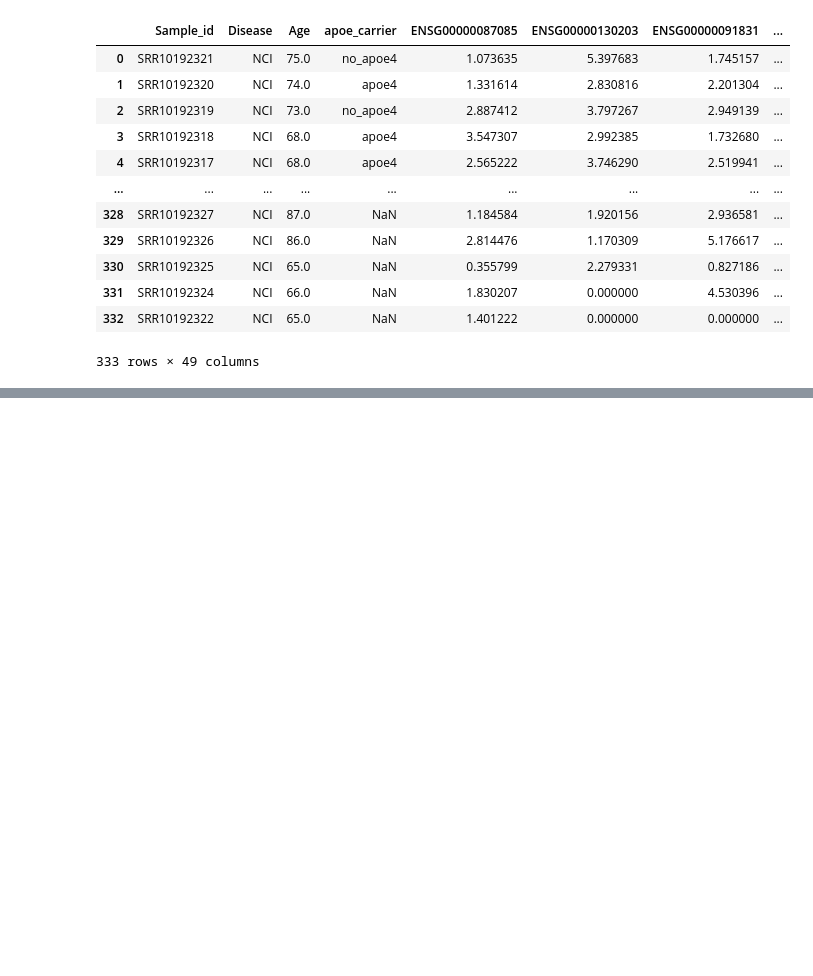
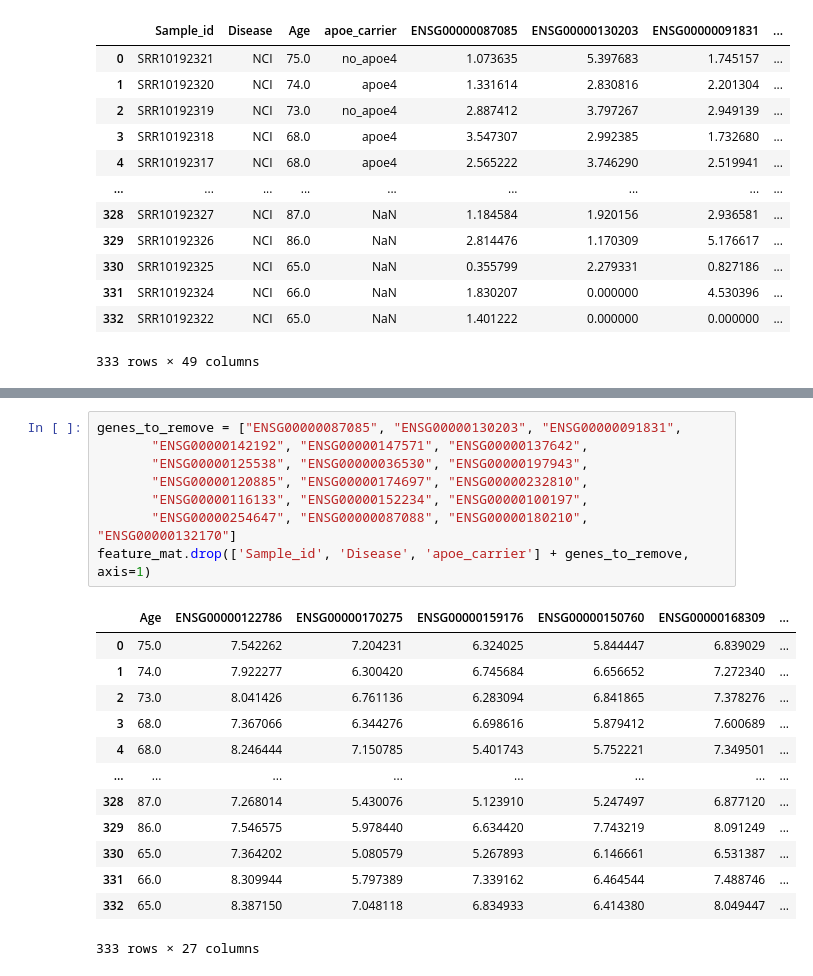
Before and after one commit to Wenshu-Zhang/BENG203_Final_Project, a Jupyter notebook: logistic_regression.ipynb, the cells around one changed output, grey strips where cells are left out. Drawn from its saved outputs; the diff is of its cells as text; blank space fills up the shorter version.

```diff
--- a/logistic_regression.ipynb
+++ b/logistic_regression.ipynb
@@ -201,0 +202,22 @@ Mean AUC: 0.859 (±0.046)
+# %%
+genes_to_remove = ["ENSG00000087085", "ENSG00000130203", "ENSG00000091831",
+       "ENSG00000142192", "ENSG00000147571", "ENSG00000137642",
+       "ENSG00000125538", "ENSG00000036530", "ENSG00000197943",
+       "ENSG00000120885", "ENSG00000174697", "ENSG00000232810",
+       "ENSG00000116133", "ENSG00000152234", "ENSG00000100197",
+       "ENSG00000254647", "ENSG00000087088", "ENSG00000180210", "ENSG00000132170"]
+feature_mat.drop(['Sample_id', 'Disease', 'apoe_carrier'] + genes_to_remove, axis=1)
+# %% [output]
+|  | Age | ENSG00000122786 | ENSG00000170275 | ENSG00000159176 | ENSG00000150760 | ENSG00000168309 | ... |
+| 0 | 75.0 | 7.542262 | 7.204231 | 6.324025 | 5.844447 | 6.839029 | ... |
+| 1 | 74.0 | 7.922277 | 6.300420 | 6.745684 | 6.656652 | 7.272340 | ... |
+| 2 | 73.0 | 8.041426 | 6.761136 | 6.283094 | 6.841865 | 7.378276 | ... |
+| 3 | 68.0 | 7.367066 | 6.344276 | 6.698616 | 5.879412 | 7.600689 | ... |
+| 4 | 68.0 | 8.246444 | 7.150785 | 5.401743 | 5.752221 | 7.349501 | ... |
+| ... | ... | ... | ... | ... | ... | ... | ... |
+| 328 | 87.0 | 7.268014 | 5.430076 | 5.123910 | 5.247497 | 6.877120 | ... |
+| 329 | 86.0 | 7.546575 | 5.978440 | 6.634420 | 7.743219 | 8.091249 | ... |
+| 330 | 65.0 | 7.364202 | 5.080579 | 5.267893 | 6.146661 | 6.531387 | ... |
+| 331 | 66.0 | 8.309944 | 5.797389 | 7.339162 | 6.464544 | 7.488746 | ... |
+| 332 | 65.0 | 8.387150 | 7.048118 | 6.834933 | 6.414380 | 8.049447 | ... |
+333 rows × 27 columns
```
Also changed, not shown: parts of 4 cells of this notebook, 1 other file.
